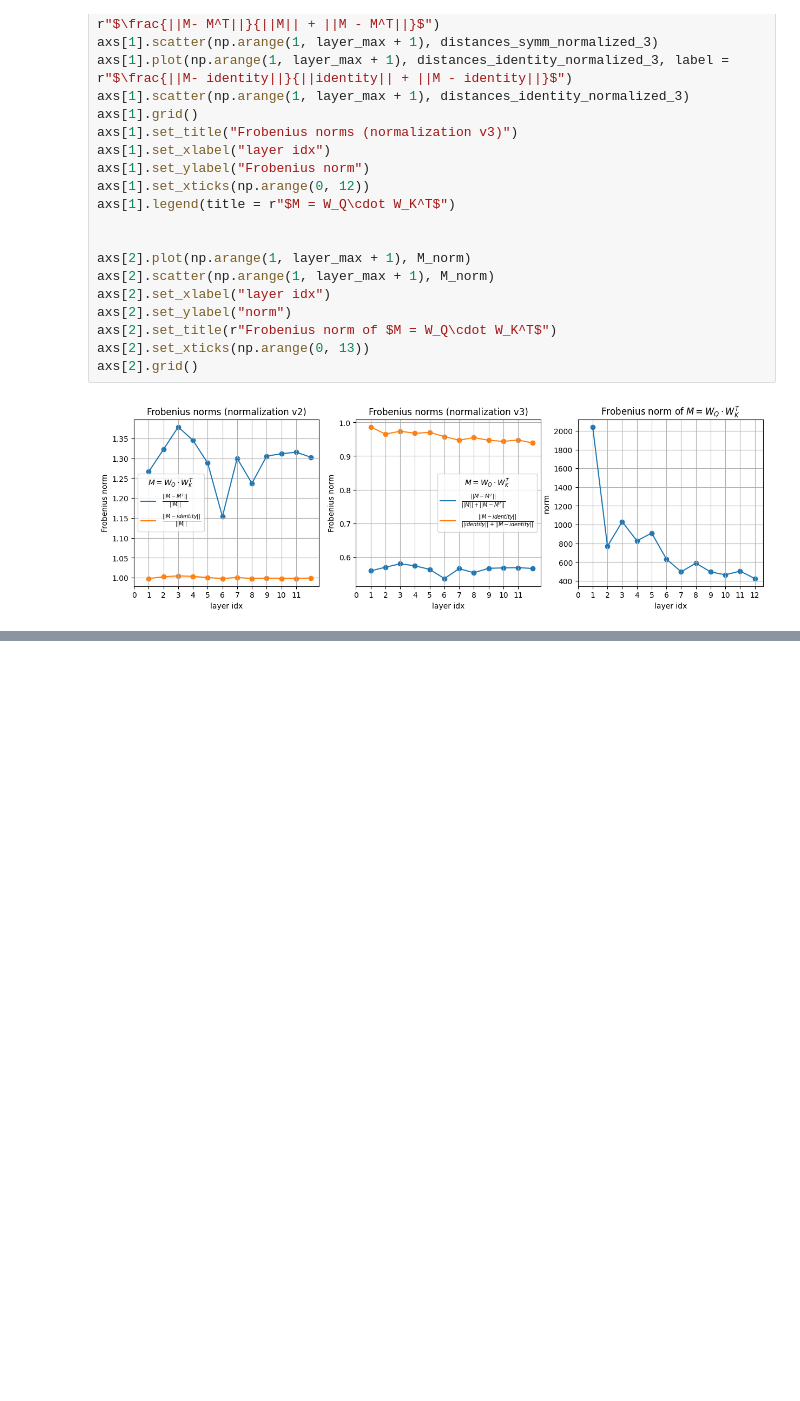
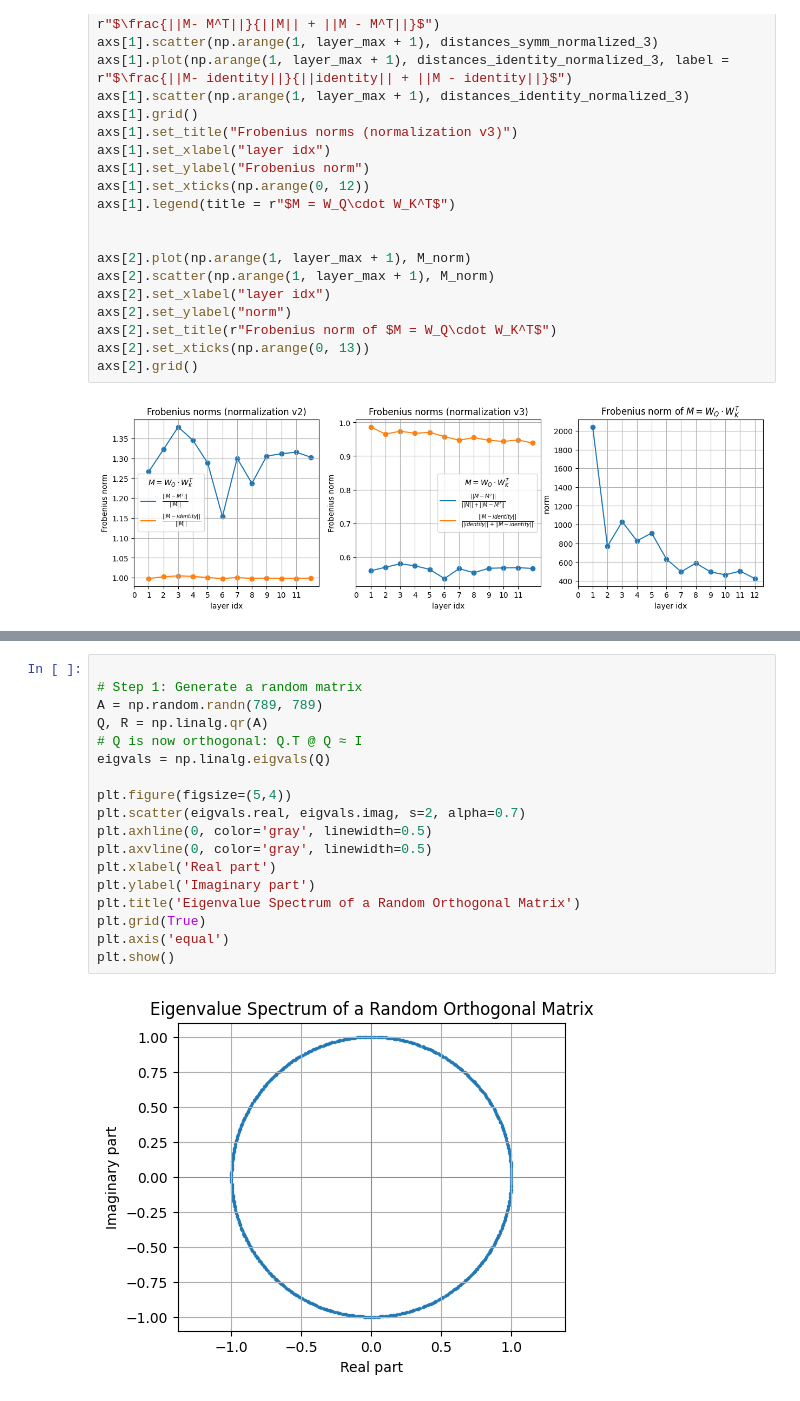
Before and after one commit to miriamzara/LCP_B_GPT2, a Jupyter notebook: FINAL_NOTEBOOK(S)/2_mh_attention.ipynb, the cells around one changed output, grey strips where cells are left out. Saved outputs shown, nothing was run; the diff lists cells and outputs as text; blank space fills up the shorter version.

```diff
--- a/FINAL_NOTEBOOK(S)/2_mh_attention.ipynb
+++ b/FINAL_NOTEBOOK(S)/2_mh_attention.ipynb
@@ -339,0 +435,20 @@ axs[2].grid()
+# %%
+
+# Step 1: Generate a random matrix
+A = np.random.randn(789, 789)
+Q, R = np.linalg.qr(A)
+# Q is now orthogonal: Q.T @ Q ≈ I
+eigvals = np.linalg.eigvals(Q)
+
+plt.figure(figsize=(5,4))
+plt.scatter(eigvals.real, eigvals.imag, s=2, alpha=0.7)
+plt.axhline(0, color='gray', linewidth=0.5)
+plt.axvline(0, color='gray', linewidth=0.5)
+plt.xlabel('Real part')
+plt.ylabel('Imaginary part')
+plt.title('Eigenvalue Spectrum of a Random Orthogonal Matrix')
+plt.grid(True)
+plt.axis('equal')
+plt.show()
+# %% [output]
+[figure, added]
```
Also changed, not shown: parts of 13 cells of this notebook, 3 other files.
